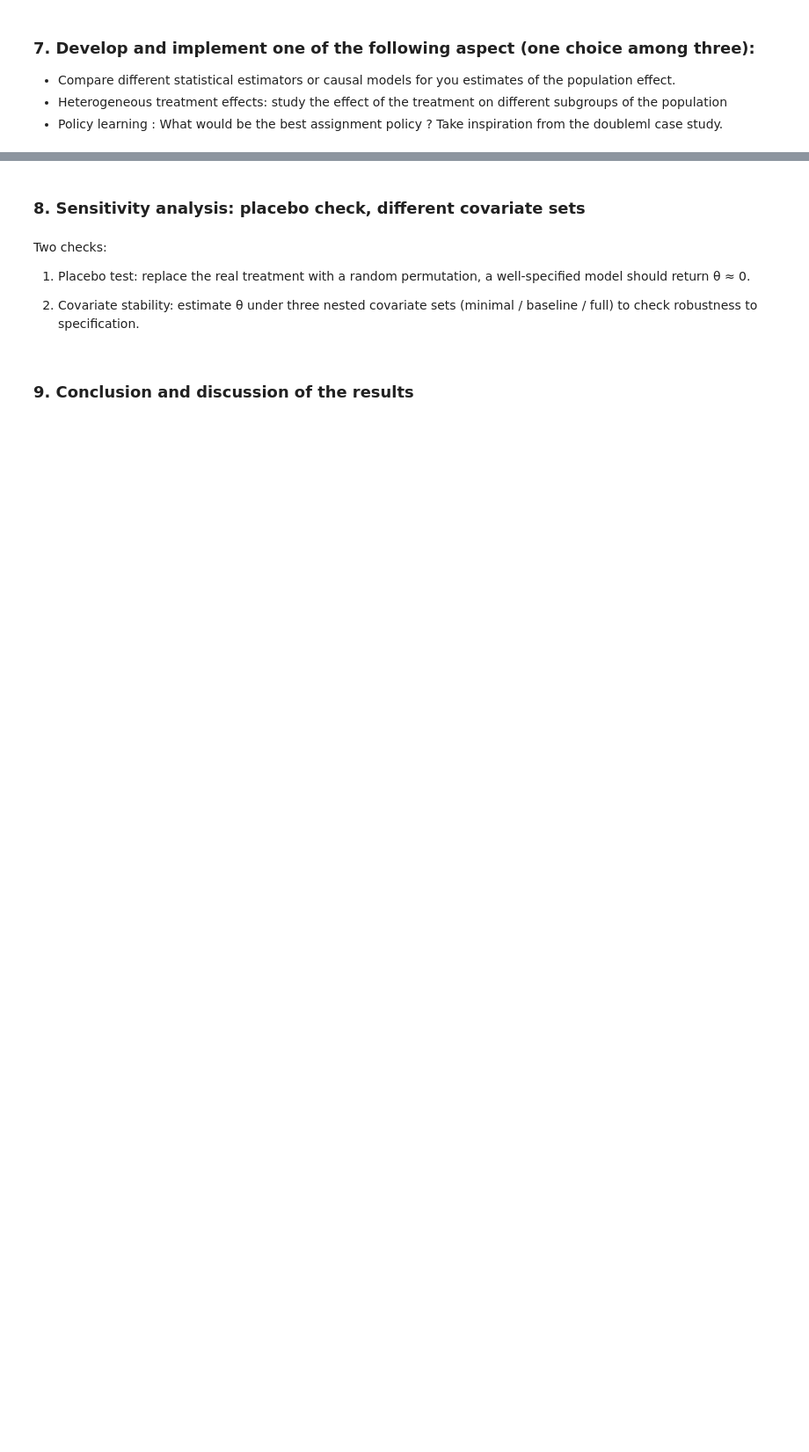
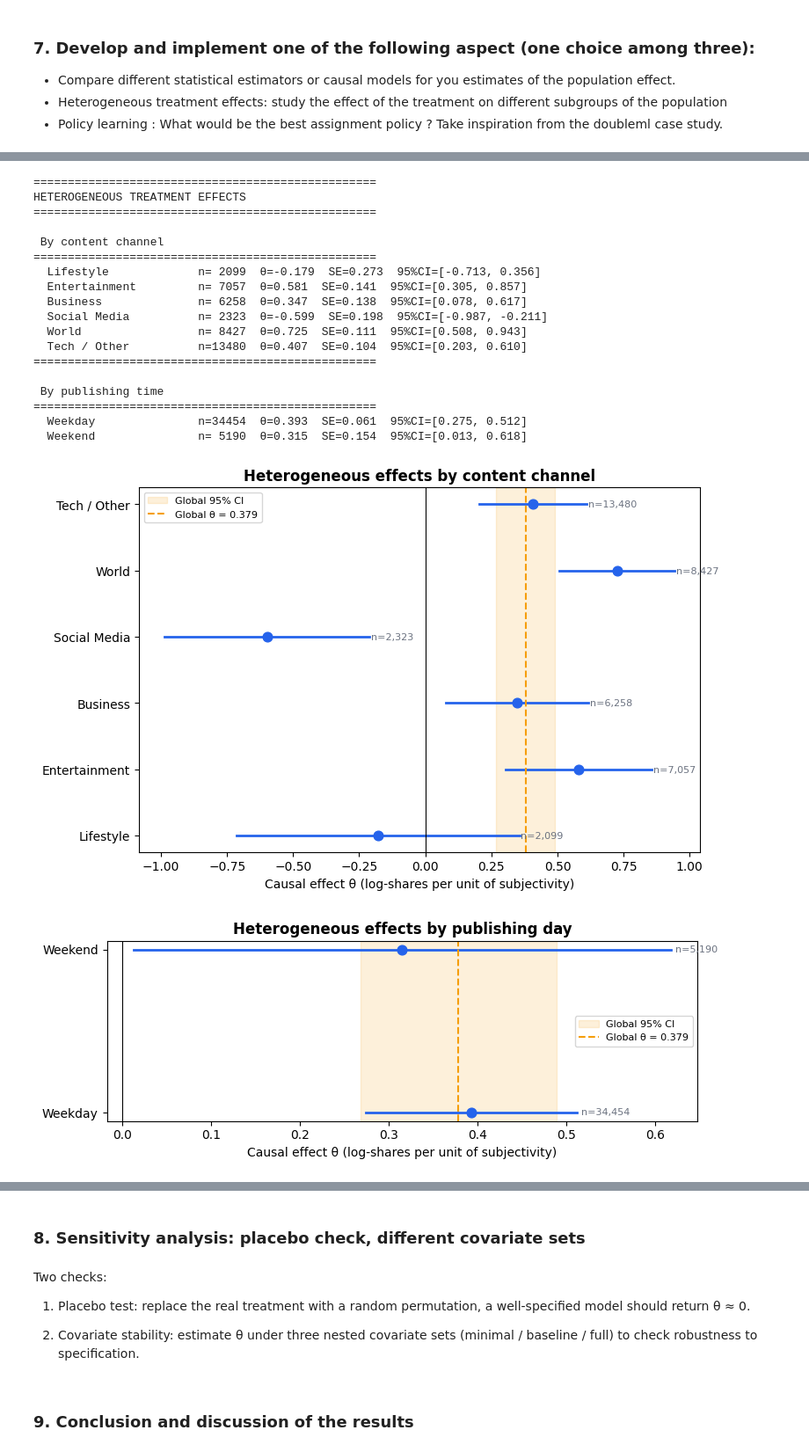
Before and after one commit to carlalucas/ml_for_econometrics, a Jupyter notebook: main.ipynb, the cells around one changed output, grey strips where cells are left out. Shown at 88% size. Drawn from its saved outputs; the diff is of its cells as text; code cells hidden in the pictures; blank space fills up the shorter version.

```diff
--- a/main.ipynb
+++ b/main.ipynb
@@ -688,7 +684,7 @@ A = "high_subjectivity"
 X = df[covariates].copy()
 a = df[A].values
 
-# --- Estimate propensity score ---
+# Estimate propensity score
 scaler = StandardScaler()
 X_scaled = scaler.fit_transform(X)
 
@@ -697,19 +693,19 @@ ps_model.fit(X_scaled, a)
 propensity_scores = ps_model.predict_proba(X_scaled)[:, 1]
 df["propensity_score"] = propensity_scores
 
-# ── Plot 1: Overall propensity score distribution by treatment group ─────────
+# Plot 1: Overall propensity score distribution by treatment group
 fig, ax = plt.subplots(figsize=(8, 5))
 sns.kdeplot(
     df.loc[df[A] == 0, "propensity_score"],
-    label="Low Subjectivity (A=0)", fill=True, alpha=0.4, ax=ax
+    label="Low subjectivity (A=0)", fill=True, alpha=0.4, ax=ax
 )
 sns.kdeplot(
     df.loc[df[A] == 1, "propensity_score"],
-    label="High Subjectivity (A=1)", fill=True, alpha=0.4, ax=ax
+    label="High subjectivity (A=1)", fill=True, alpha=0.4, ax=ax
 )
 ax.axvline(0.05, color="red", linestyle="--", linewidth=1, label="Overlap thresholds (0.1 / 0.9)")
 ax.axvline(0.95, color="red", linestyle="--", linewidth=1)
-ax.set_title("Propensity Score Distribution by Treatment Group")
+ax.set_title("Propensity score distribution by treatment group")
 ax.set_xlabel("P(A=1 | X)")
 ax.set_ylabel("Density")
 ax.legend()
@@ -867,17 +861,17 @@ print(" HYBRID CAUSAL ESTIMATION : NESTED CROSS-VALIDATION")
 print("==================================================")
 
 # 1. Data for continuous treatment D_cont = global_subjectivity
-dml_data_hybrid = DoubleMLData(df_clean, y_col='log_shares', d_cols='global_subjectivity', x_cols=covariates)
+dml_data = DoubleMLData(df_clean, y_col='log_shares', d_cols='global_subjectivity', x_cols=covariates)
 
 # 2. Models
-ml_l_hybrid = XGBRegressor(tree_method='hist', random_state=42, n_jobs=-1)
-ml_m_hybrid = RandomForestRegressor(random_state=42, n_jobs=-1)
+ml_l_hybrid = XGBRegressor(tree_method='hist', random_state=SEED, n_jobs=-1)
+ml_m_hybrid = RandomForestRegressor(random_state=SEED, n_jobs=-1)
 
 # 3. OUTER CROSS-VALIDATION
-dml_plr_hybrid = DoubleMLPLR(dml_data_hybrid, ml_l=ml_l_hybrid, ml_m=ml_m_hybrid,
+dml_plr_hybrid = DoubleMLPLR(dml_data, ml_l=ml_l_hybrid, ml_m=ml_m_hybrid,
                              n_folds=5, n_rep=3)
 
-# 4. ROBUST GRID SEARCH
+# 4. GRID SEARCH
 param_grid_xgb = {
     'n_estimators': [100, 200, 300],
     'max_depth': [3, 4, 5, 6],
@@ -901,9 +895,9 @@ print("\nFitting the DML model...")
 dml_plr_hybrid.fit(store_predictions=True)
 
 # 7. RESULTS
-print("\n--- CAUSAL RESULTS (Theta) ---")
+print("\nCAUSAL RESULTS (Theta)")
 print(dml_plr_hybrid.summary)
 
-print("\n--- Hyperparameters ---")
+print("\nHyperparameters")
 print("Outcome Model E[Y|X] (XGBoost):", dml_plr_hybrid.params['ml_l'])
 print("Treatment Model E[D|X] (Random Forest):", dml_plr_hybrid.params['ml_m'])
@@ -935,11 +1006,12 @@ temporal_map = {
     "Weekend": df_clean["is_weekend"] == 1,
 }
 
-#hyperparameters from above global tuning
+# hyperparameters from above global tuning
 best_params_ml_l = {'learning_rate': 0.05, 'max_depth': 5, 'n_estimators': 200}
 best_params_ml_m = {'max_depth': 10, 'min_samples_split': 5, 'n_estimators': 300}
 
-global_theta = 0.383835
+global_theta = dml_plr_hybrid.summary["coef"].iloc[0]
+global_ci    = (dml_plr_hybrid.summary["2.5 %"].iloc[0], dml_plr_hybrid.summary["97.5 %"].iloc[0])
 
 def run_dml_subgroup(df_sub, covariates, label=""):
     """Fit a DML-PLR on a sub-dataframe and return (coef, se, ci_lo, ci_hi)."""
@@ -956,8 +1028,8 @@ def run_dml_subgroup(df_sub, covariates, label=""):
                         d_cols="global_subjectivity",
                         x_cols=covariates)
 
-    ml_l = XGBRegressor(**best_params_ml_l, tree_method="hist", random_state=42, n_jobs=-1)
-    ml_m = RandomForestRegressor(**best_params_ml_m, random_state=42, n_jobs=-1)
+    ml_l = XGBRegressor(**best_params_ml_l, tree_method="hist", random_state=SEED, n_jobs=-1)
+    ml_m = RandomForestRegressor(**best_params_ml_m, random_state=SEED, n_jobs=-1)
 
     model = DoubleMLPLR(data, ml_l=ml_l, ml_m=ml_m, n_folds=5, n_rep=2)
     model.fit()
@@ -972,11 +1044,15 @@ def run_dml_subgroup(df_sub, covariates, label=""):
     return (coef, se, ci_lo, ci_hi, len(df_sub))
 
 
-
+print("==================================================")
 print("HETEROGENEOUS TREATMENT EFFECTS")
 
 results_channel = {}
+print("==================================================")
 print("\n By content channel")
+print("==================================================")
+
+
 for label, col in channel_map.items():
     mask = df_clean[col] == 1
     df_sub = df_clean[mask].copy()
@@ -991,7 +1067,10 @@ if res:
     results_channel["Tech / Other"] = res
 
 results_temporal = {}
+print("==================================================")
 print("\n By publishing time")
+print("==================================================")
+
 for label, mask in temporal_map.items():
     res = run_dml_subgroup(df_clean[mask].copy(), covariates, label=label)
     if res:
@@ -999,34 +1078,55 @@ for label, mask in temporal_map.items():
 
 # Forest plot
 
-def forest_plot(results_dict, title, global_theta=0.383835, global_ci=(0.273581  ,0.494089)):
+def forest_plot(results_dict, title, global_theta=global_theta, global_ci=global_ci):
     labels = list(results_dict.keys())
     coefs  = [v[0] for v in results_dict.values()]
     ci_los = [v[2] for v in results_dict.values()]
     ci_his = [v[3] for v in results_dict.values()]
     ns     = [v[4] for v in results_dict.values()]
 
     fig, ax = plt.subplots(figsize=(8, max(3, 0.6 * len(labels) + 1.5)))
 
     for i, (c, lo, hi, lab, n) in enumerate(zip(coefs, ci_los, ci_his, labels, ns)):
         ax.plot([lo, hi], [i, i], color="#2563eb", lw=2)
         ax.scatter(c, i, color="#2563eb", zorder=5, s=60)
         ax.text(hi + 0.005, i, f"n={n:,}", va="center", fontsize=8, color="#6b7280")
 
     # Global estimate reference band
     ax.axvspan(global_ci[0], global_ci[1], color="#f59e0b", alpha=0.15,
                label="Global 95% CI")
     ax.axvline(global_theta, color="#f59e0b", linestyle="--", lw=1.5,
                label=f"Global θ = {global_theta:.3f}")
     ax.axvline(0, color="black", linestyle="-", lw=0.8)
 
     ax.set_yticks(range(len(labels)))
     ax.set_yticklabels(labels)
     ax.set_xlabel("Causal effect θ (log-shares per unit of subjectivity)")
     ax.set_title(title, fontweight="bold")
     ax.legend(fontsize=8)
     plt.tight_layout()
     plt.show()
 
 forest_plot(results_channel,  "Heterogeneous effects by content channel")
 forest_plot(results_temporal, "Heterogeneous effects by publishing day")
+# %% [output]
+==================================================
+HETEROGENEOUS TREATMENT EFFECTS
+==================================================
+
+ By content channel
+==================================================
+  Lifestyle             n= 2099  θ=-0.179  SE=0.273  95%CI=[-0.713, 0.356]
+  Entertainment         n= 7057  θ=0.581  SE=0.141  95%CI=[0.305, 0.857]
+  Business              n= 6258  θ=0.347  SE=0.138  95%CI=[0.078, 0.617]
+  Social Media          n= 2323  θ=-0.599  SE=0.198  95%CI=[-0.987, -0.211]
+  World                 n= 8427  θ=0.725  SE=0.111  95%CI=[0.508, 0.943]
+  Tech / Other          n=13480  θ=0.407  SE=0.104  95%CI=[0.203, 0.610]
+==================================================
+
+ By publishing time
+==================================================
+  Weekday               n=34454  θ=0.393  SE=0.061  95%CI=[0.275, 0.512]
+  Weekend               n= 5190  θ=0.315  SE=0.154  95%CI=[0.013, 0.618]
+[figure, added]
+[figure, added]
```
Also changed, not shown: parts of 14 cells of this notebook.
